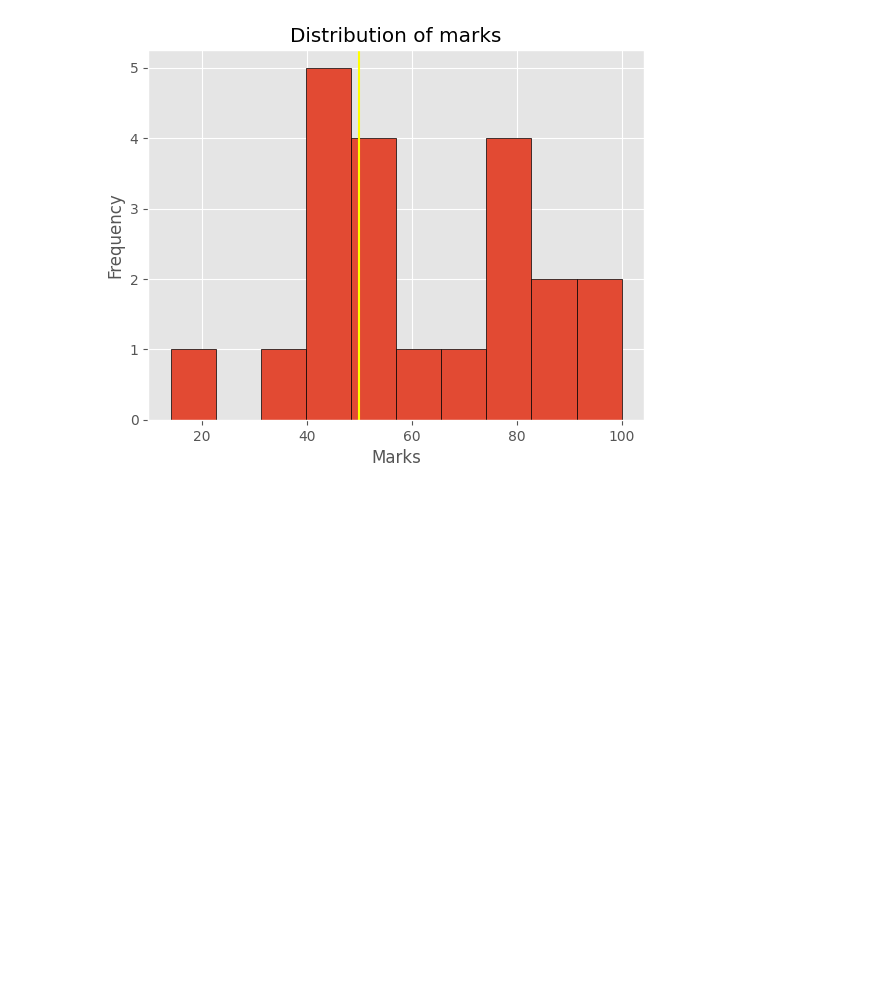
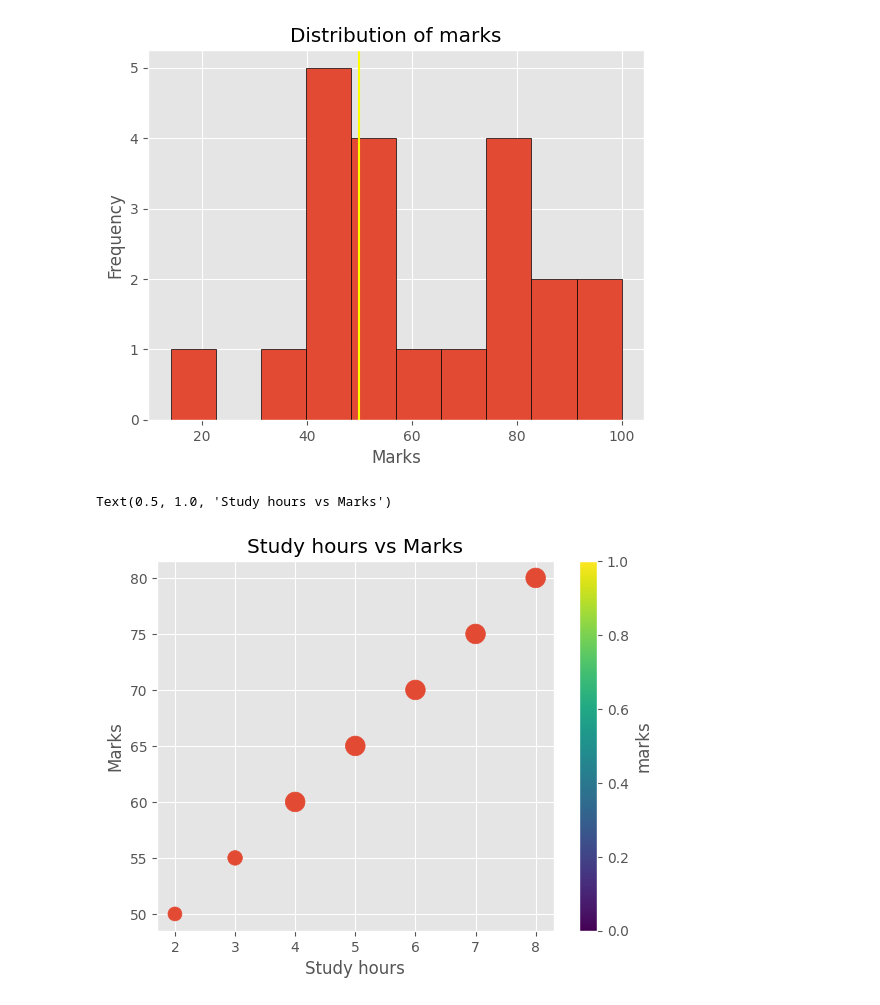
Before and after one commit to ashuwebdevloper/Data-Science-Project, a Jupyter notebook: MatplotlibCodewithharry/1.ipynb, the cells around one changed output. Cells and saved outputs as stored; diff of their text form; code cells hidden in the pictures; blank space fills up the shorter version.

```diff
--- a/MatplotlibCodewithharry/1.ipynb
+++ b/MatplotlibCodewithharry/1.ipynb
@@ -166,3 +166,17 @@ plt.hist(marks, bins=10, edgecolor="black")
 plt.show()
 # %% [output]
 [figure]
+# %%
+study_hours = [2, 3, 4, 5, 6, 7, 8]
+marks = [50, 55, 60, 65, 70, 75, 80]
+colors = ["red" if mark < 60 else "green" for mark in marks]
+sizes = [mark * 2 if mark < 60 else 200 for mark in marks]
+plt.scatter(study_hours, marks, cmap = 'viridis', s=sizes)
+plt.colorbar(label = "marks")  # Show colorbar to indicate the mapping of colors to marks
+plt.xlabel("Study hours")
+plt.grid(True)
+plt.ylabel("Marks")
+plt.title("Study hours vs Marks")
+# %% [output]
+Text(0.5, 1.0, 'Study hours vs Marks')
+[figure, added]
```
Also changed, not shown: parts of 1 cell of this notebook.
